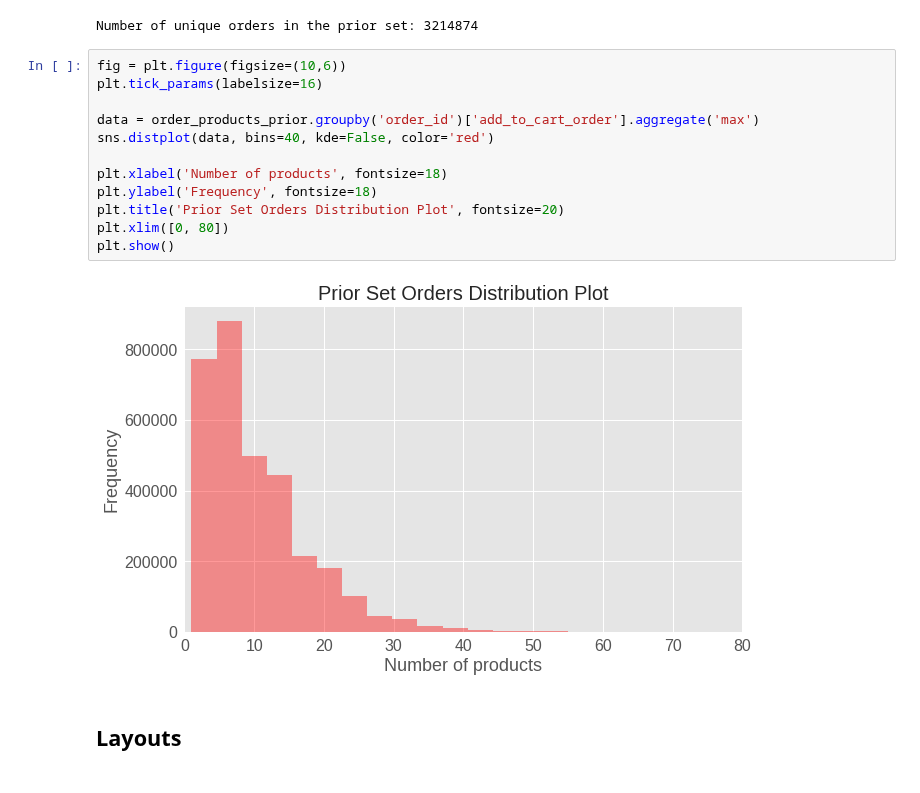
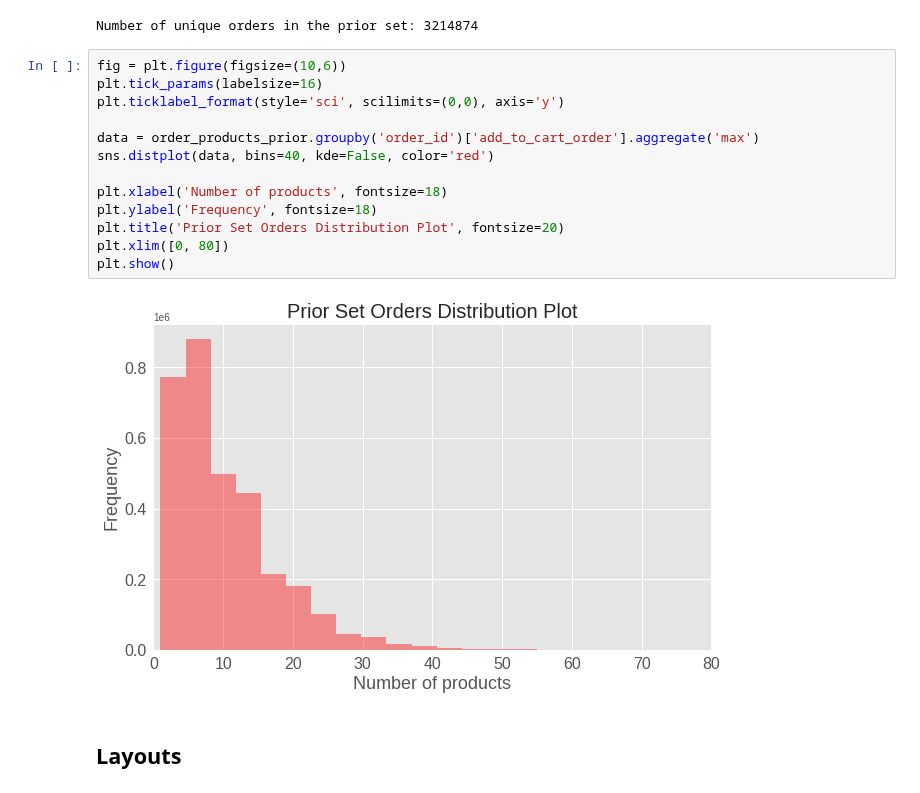
Before and after one commit to alekseisolovev/kaggle, a Jupyter notebook: instacart-market/instacart_market_basket_analysis_eda.ipynb, the cells around one changed output. Cells and saved outputs as stored; diff of their text form.

```diff
--- a/instacart-market/instacart_market_basket_analysis_eda.ipynb
+++ b/instacart-market/instacart_market_basket_analysis_eda.ipynb
@@ -129,17 +131,18 @@ Number of unique orders in the prior set: 3214874
 # %%
 fig = plt.figure(figsize=(10,6))
 plt.tick_params(labelsize=16)
+plt.ticklabel_format(style='sci', scilimits=(0,0), axis='y')
 
 data = order_products_prior.groupby('order_id')['add_to_cart_order'].aggregate('max')
 sns.distplot(data, bins=40, kde=False, color='red')
 
 plt.xlabel('Number of products', fontsize=18)
 plt.ylabel('Frequency', fontsize=18)
 plt.title('Prior Set Orders Distribution Plot', fontsize=20)
 plt.xlim([0, 80])
 plt.show()
 # %% [output]
-[figure, old version]
+[figure, new version]
 # %% [markdown]
 ## Layouts
 # %%
```
Also changed, not shown: parts of 3 cells of this notebook.
